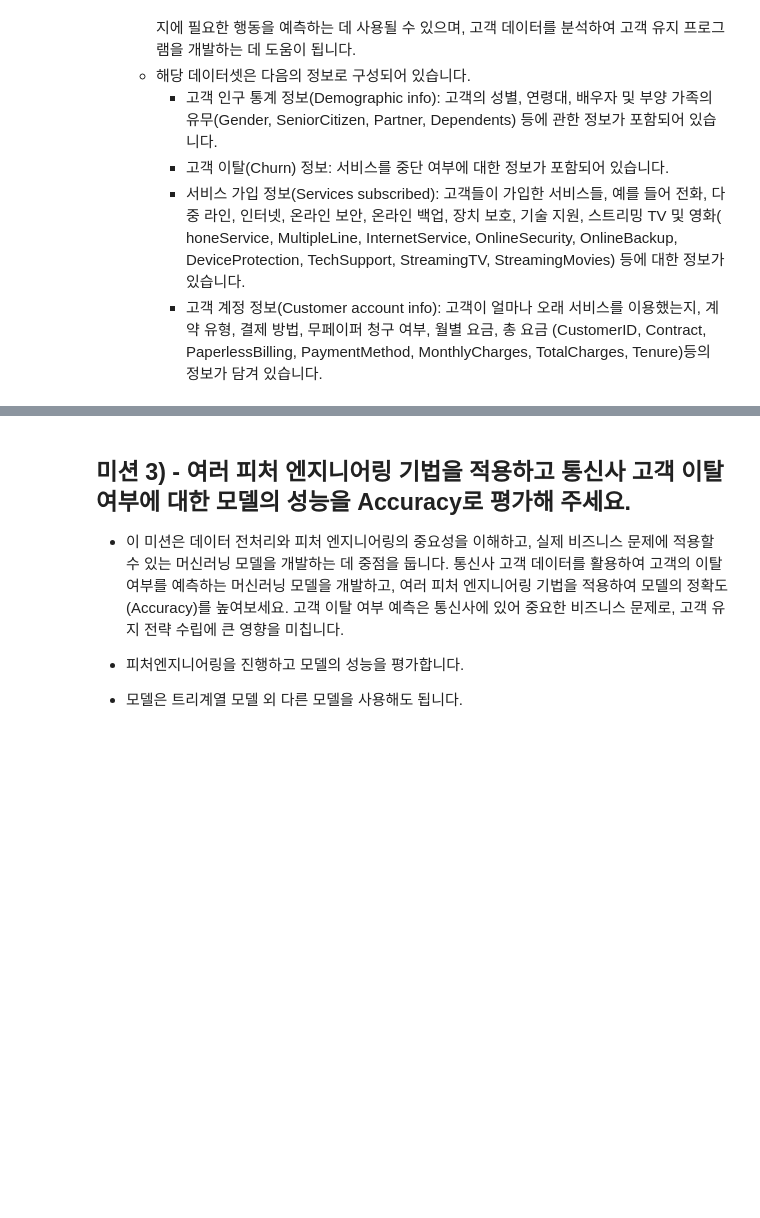
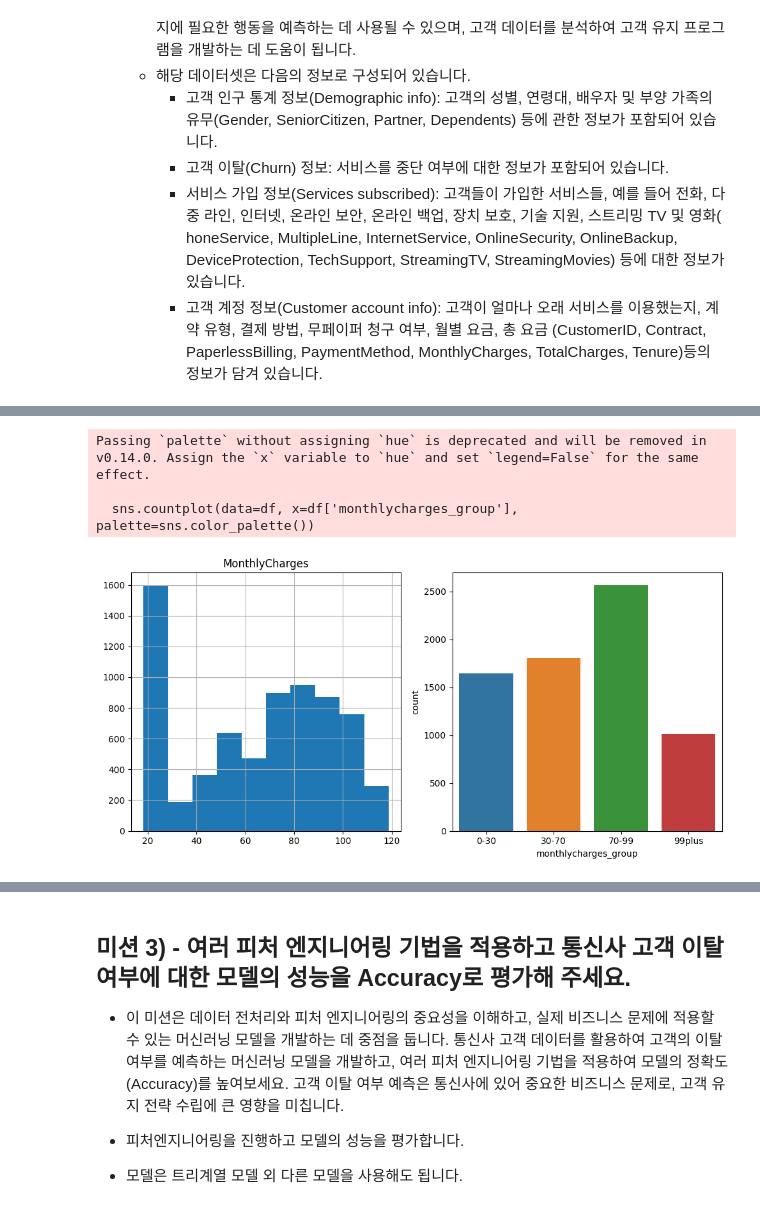
Before and after one commit to JisuEun/BoostCourseDataAnalysis, a Jupyter notebook: 03_week_mission_booster.ipynb, the cells around one changed output, grey strips where cells are left out. Cells and saved outputs as stored; diff of their text form; code cells hidden in the pictures; blank space fills up the shorter version.

```diff
--- a/03_week_mission_booster.ipynb
+++ b/03_week_mission_booster.ipynb
@@ -59,0 +66,18 @@ df = df.dropna()
+# %%
+# 여기에 코드를 입력해 주세요.
+# 데이터 범주화
+# 기준: 예시 그래프에 적힌 내용 참고
+
+def categorize(value):
+  if value <= 30:
+    return '0-30'
+  elif value <= 70:
+    return '30-70'
+  elif value <= 99:
+    return '70-99'
+  else:
+    return '99plus'
+
+df['monthlycharges_group'] = df['MonthlyCharges'].apply(categorize) # apply(categorize): 지정한 데이터프레임의 각 원소를 categorize 함수의 argument로 자동 전달함
+
+df[['MonthlyCharges', 'monthlycharges_group']].head()
@@ -60,3 +97,24 @@ df = df.dropna()
+# %%
+# 여기에 구간화 전의 수치 변수에 대한 히스토그램과 구간화 이후 범주로 변환해준 변수에 대한 countplot을 시각화 해주세요.
+
+# subplot 생성
+plt.figure(figsize=(10, 5))
+
+plt.subplot(1, 2, 1)
+plt.hist(df['MonthlyCharges'])
+plt.grid(visible=True)
+plt.title("MonthlyCharges")
+
+plt.subplot(1, 2, 2)
+sns.countplot(data=df, x=df['monthlycharges_group'], palette=sns.color_palette())
+
+plt.tight_layout()
+plt.show()
+# %% [output]
+Passing `palette` without assigning `hue` is deprecated and will be removed in v0.14.0. Assign the `x` variable to `hue` and set `legend=False` for the same effect.
+
+  sns.countplot(data=df, x=df['monthlycharges_group'], palette=sns.color_palette())
+[figure, added]
 # %% [markdown]
 ## 미션 2) - One-Hot-Encoding 하기
 
```
Also changed, not shown: parts of 18 cells of this notebook.
